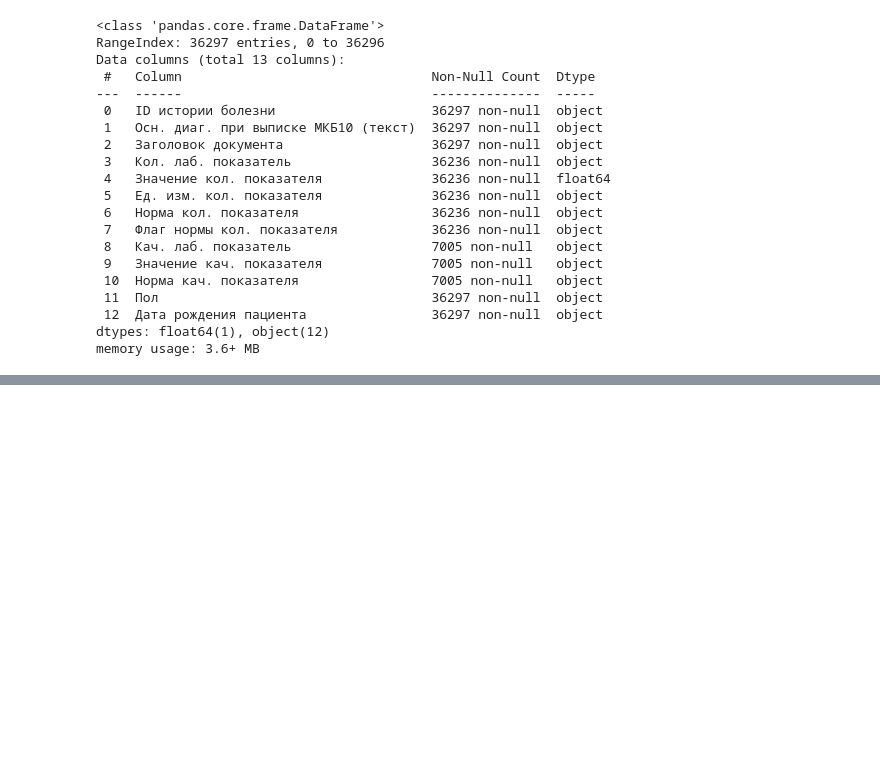
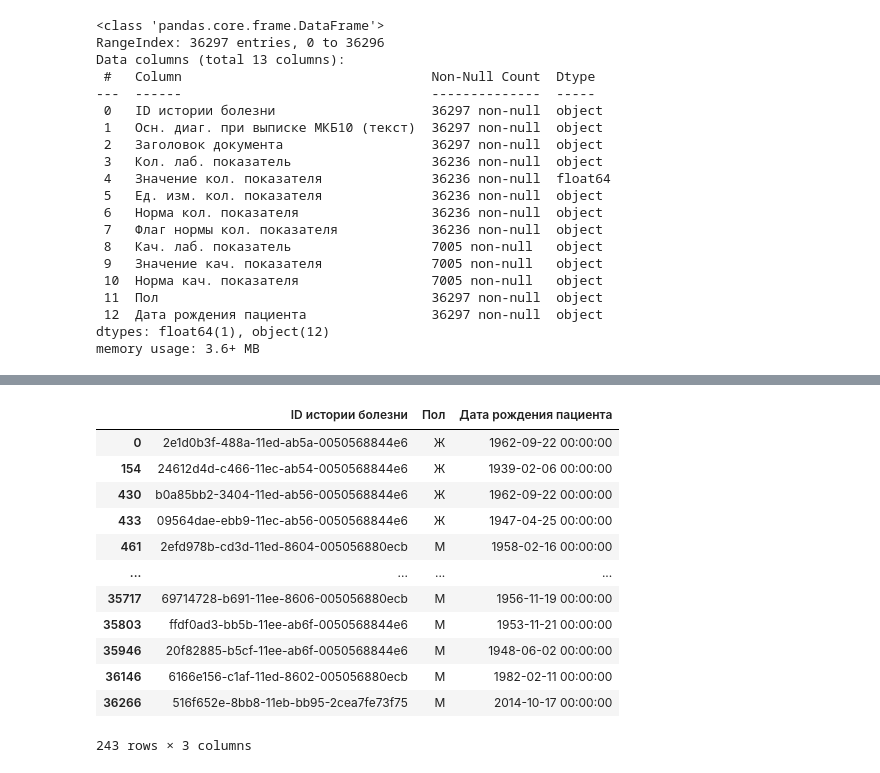
Before and after one commit to Lexislex/SF_hack_task_1, a Jupyter notebook: alexey.ipynb, the cells around one changed output, grey strips where cells are left out. Saved outputs shown, nothing was run; the diff lists cells and outputs as text; code cells hidden in the pictures; blank space fills up the shorter version.

```diff
--- a/alexey.ipynb
+++ b/alexey.ipynb
@@ -46,0 +60,17 @@ array(['Лейкоциты (WBC)', 'Эритроциты (RBC)', 'Гемогло
+# %%
+pasp_df = df[['ID истории болезни', 'Пол', 'Дата рождения пациента']].drop_duplicates().copy()
+pasp_df
+# %% [output]
+|  | ID истории болезни | Пол | Дата рождения пациента |
+| 0 | 2e1d0b3f-488a-11ed-ab5a-0050568844e6 | Ж | 1962-09-22 00:00:00 |
+| 154 | 24612d4d-c466-11ec-ab54-0050568844e6 | Ж | 1939-02-06 00:00:00 |
+| 430 | b0a85bb2-3404-11ed-ab56-0050568844e6 | Ж | 1962-09-22 00:00:00 |
+| 433 | 09564dae-ebb9-11ec-ab56-0050568844e6 | Ж | 1947-04-25 00:00:00 |
+| 461 | 2efd978b-cd3d-11ed-8604-005056880ecb | М | 1958-02-16 00:00:00 |
+| ... | ... | ... | ... |
+| 35717 | 69714728-b691-11ee-8606-005056880ecb | М | 1956-11-19 00:00:00 |
+| 35803 | ffdf0ad3-bb5b-11ee-ab6f-0050568844e6 | М | 1953-11-21 00:00:00 |
+| 35946 | 20f82885-b5cf-11ee-ab6f-0050568844e6 | М | 1948-06-02 00:00:00 |
+| 36146 | 6166e156-c1af-11ed-8602-005056880ecb | М | 1982-02-11 00:00:00 |
+| 36266 | 516f652e-8bb8-11eb-bb95-2cea7fe73f75 | М | 2014-10-17 00:00:00 |
+243 rows × 3 columns
```
Also changed, not shown: parts of 5 cells of this notebook.
